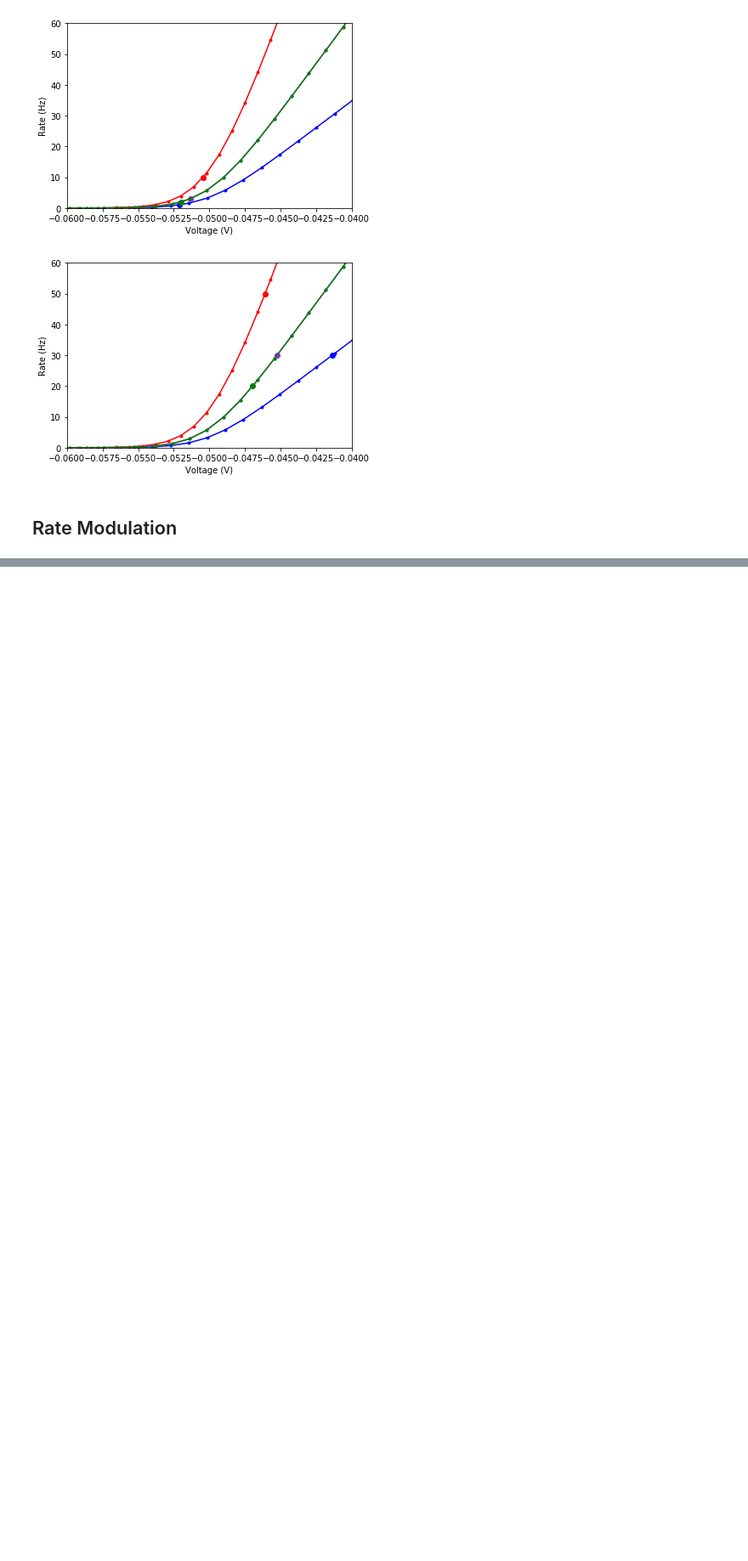
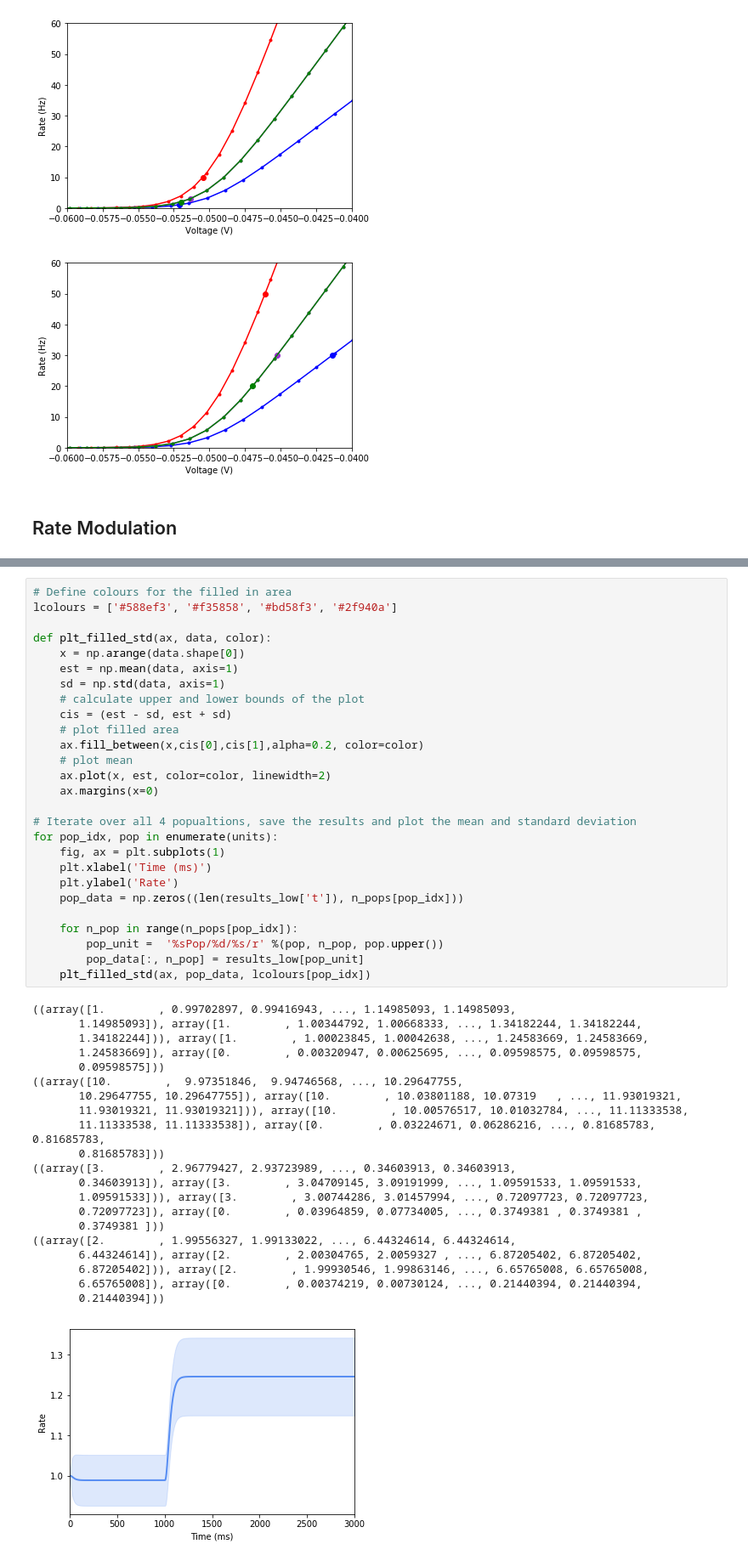
Before and after one commit to OpenSourceBrain/del-Molino2017, a Jupyter notebook: notebooks/Figures.ipynb, the cells around one changed output, grey strips where cells are left out. Shown at 85% size. Drawn from its saved outputs; the diff is of its cells as text; blank space fills up the shorter version.

Commit message:
notebook: Plot rate for each unit in the population over time

```diff
--- a/notebooks/Figures.ipynb
+++ b/notebooks/Figures.ipynb
@@ -155,3 +157,52 @@ results_high = pynml.reload_saved_data(lems_high_file,
 # %% [output]
 pyNeuroML >>> Reloading data specified in LEMS file: ../NeuroML/Fig3/LEMS_PopulationSimlowBaseline.xml (/Users/jessica/Dropbox/GSoC/delMolino/NeuroML/Fig3/LEMS_PopulationSimlowBaseline.xml), base_dir: ...
 pyNeuroML >>> Reloading data specified in LEMS file: ../NeuroML/Fig3/LEMS_PopulationSimhighBaseline.xml (/Users/jessica/Dropbox/GSoC/delMolino/NeuroML/Fig3/LEMS_PopulationSimhighBaseline.xml), base_di ...
+# %%
+# Define colours for the filled in area
+lcolours = ['#588ef3', '#f35858', '#bd58f3', '#2f940a']
+
+def plt_filled_std(ax, data, color):
+    x = np.arange(data.shape[0])
+    est = np.mean(data, axis=1)
+    sd = np.std(data, axis=1)
+    # calculate upper and lower bounds of the plot
+    cis = (est - sd, est + sd)
+    # plot filled area
+    ax.fill_between(x,cis[0],cis[1],alpha=0.2, color=color)
+    # plot mean
+    ax.plot(x, est, color=color, linewidth=2)
+    ax.margins(x=0)
+
+# Iterate over all 4 popualtions, save the results and plot the mean and standard deviation
+for pop_idx, pop in enumerate(units):
+    fig, ax = plt.subplots(1)
+    plt.xlabel('Time (ms)')
+    plt.ylabel('Rate')
+    pop_data = np.zeros((len(results_low['t']), n_pops[pop_idx]))
+
+    for n_pop in range(n_pops[pop_idx]):
+        pop_unit =  '%sPop/%d/%s/r' %(pop, n_pop, pop.upper())
+        pop_data[:, n_pop] = results_low[pop_unit]
+    plt_filled_std(ax, pop_data, lcolours[pop_idx])
+# %% [output]
+((array([1.        , 0.99702897, 0.99416943, ..., 1.14985093, 1.14985093,
+       1.14985093]), array([1.        , 1.00344792, 1.00668333, ..., 1.34182244, 1.34182244,
+       1.34182244])), array([1.        , 1.00023845, 1.00042638, ..., 1.24583669, 1.24583669,
+       1.24583669]), array([0.        , 0.00320947, 0.00625695, ..., 0.09598575, 0.09598575,
+       0.09598575]))
+((array([10.        ,  9.97351846,  9.94746568, ..., 10.29647755,
+       10.29647755, 10.29647755]), array([10.        , 10.03801188, 10.07319   , ..., 11.93019321,
+       11.93019321, 11.93019321])), array([10.        , 10.00576517, 10.01032784, ..., 11.11333538,
+       11.11333538, 11.11333538]), array([0.        , 0.03224671, 0.06286216, ..., 0.81685783, 0.81685783,
+       0.81685783]))
+((array([3.        , 2.96779427, 2.93723989, ..., 0.34603913, 0.34603913,
+       0.34603913]), array([3.        , 3.04709145, 3.09191999, ..., 1.09591533, 1.09591533,
+       1.09591533])), array([3.        , 3.00744286, 3.01457994, ..., 0.72097723, 0.72097723,
+       0.72097723]), array([0.        , 0.03964859, 0.07734005, ..., 0.3749381 , 0.3749381 ,
+       0.3749381 ]))
+((array([2.        , 1.99556327, 1.99133022, ..., 6.44324614, 6.44324614,
+       6.44324614]), array([2.        , 2.00304765, 2.0059327 , ..., 6.87205402, 6.87205402,
+       6.87205402])), array([2.        , 1.99930546, 1.99863146, ..., 6.65765008, 6.65765008,
+       6.65765008]), array([0.        , 0.00374219, 0.00730124, ..., 0.21440394, 0.21440394,
+       0.21440394]))
+[figure, added]
```
Also changed, not shown: parts of 4 cells of this notebook.
